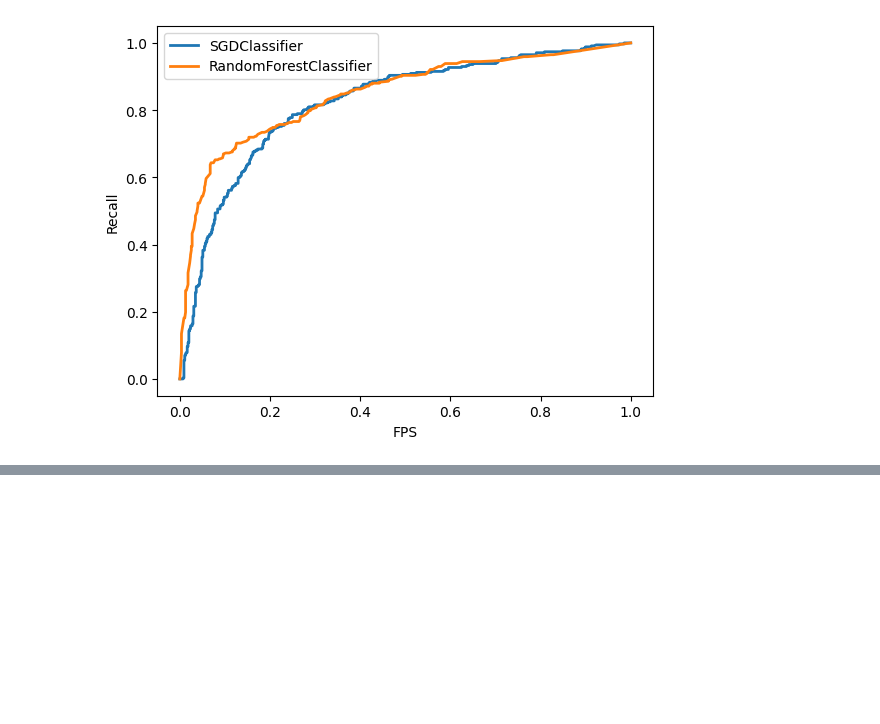
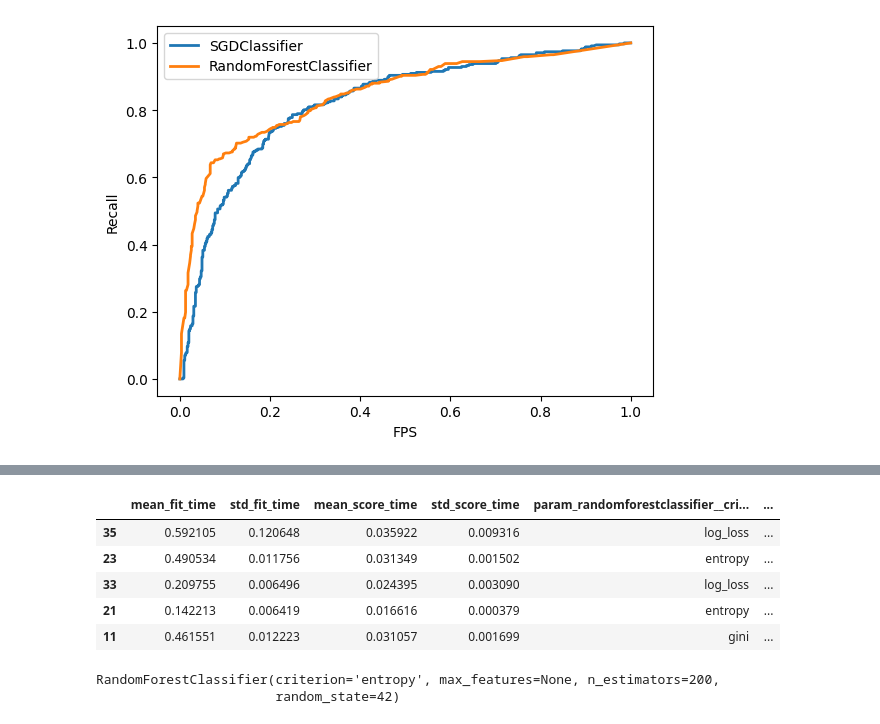
Before and after one commit to nfilipas/handson-ml3, a Jupyter notebook: exercises/chapter3.ipynb, the cells around one changed output, grey strips where cells are left out. Cells and saved outputs as stored; diff of their text form; code cells hidden in the pictures; blank space fills up the shorter version.

```diff
--- a/exercises/chapter3.ipynb
+++ b/exercises/chapter3.ipynb
@@ -70,14 +71,17 @@ os.chmod(kaggle_path, 600)
 Mounted at /content/drive
 # %%
 def load_data(project_name):
-    zip_path = Path(f"{project_name}.zip")
+    dir_path = Path(f"{project_name}")
+    zip_path = Path(f"{dir_path}/{project_name}.zip")
     if not zip_path.is_file():
-        !kaggle competitions download -c $project_name
+        dir_path.mkdir(exist_ok=True)
+        !kaggle competitions download -c $project_name -p $dir_path
         with zipfile.ZipFile(zip_path, 'r') as zip_ref:
-            zip_ref.extractall()
-    train_set = pd.read_csv(Path("train.csv"))
-    test_set = pd.read_csv(Path("test.csv"))
-    sample_submission = pd.read_csv(Path("gender_submission.csv"))
+            zip_ref.extractall(dir_path)
+    train_set = pd.read_csv(Path(f"{dir_path}/train.csv"))
+    test_set = pd.read_csv(Path(f"{dir_path}/test.csv"))
+    sample_submission = pd.read_csv(Path(f"{dir_path}/gender_submission.csv"))
     return (train_set, test_set, sample_submission)
 # %%
-train_set, test_set, sample_submission = load_data("titanic")
+project_name = "titanic"
+train_set, test_set, sample_submission = load_data(project_name)
@@ -335,0 +318,13 @@ array([-2.07827432e+00,  2.28158309e+00,  1.23298863e+00,  2.64600094e+00,
+# %%
+final_pipeline = make_pipeline(preprocessing, RandomForestClassifier(random_state=42, verbose=1))
+
+param_grid = [
+    {"randomforestclassifier__n_estimators": [10, 50, 100, 200],
+     "randomforestclassifier__criterion": ["gini", "entropy", "log_loss"],
+     "randomforestclassifier__max_features": ["sqrt", "log2", None],
+    }
+]
+
+grid_search = GridSearchCV(final_pipeline, param_grid, cv=3, scoring="f1")
+
+grid_search.fit(X_train, y_train)
@@ -335,0 +366,17 @@ array([-2.07827432e+00,  2.28158309e+00,  1.23298863e+00,  2.64600094e+00,
+# %%
+cv_res = pd.DataFrame(grid_search.cv_results_)
+cv_res.sort_values(by="rank_test_score").head()
+# %% [output]
+|  | mean_fit_time | std_fit_time | mean_score_time | std_score_time | param_randomforestclassifier__cri... | ... |
+| 35 | 0.592105 | 0.120648 | 0.035922 | 0.009316 | log_loss | ... |
+| 23 | 0.490534 | 0.011756 | 0.031349 | 0.001502 | entropy | ... |
+| 33 | 0.209755 | 0.006496 | 0.024395 | 0.003090 | log_loss | ... |
+| 21 | 0.142213 | 0.006419 | 0.016616 | 0.000379 | entropy | ... |
+| 11 | 0.461551 | 0.012223 | 0.031057 | 0.001699 | gini | ... |
+# %%
+final_model = grid_search.best_estimator_
+final_model["randomforestclassifier"].verbose = 0
+print(final_model["randomforestclassifier"])
+# %% [output]
+RandomForestClassifier(criterion='entropy', max_features=None, n_estimators=200,
+                       random_state=42)
```
Also changed, not shown: parts of 14 cells of this notebook.
